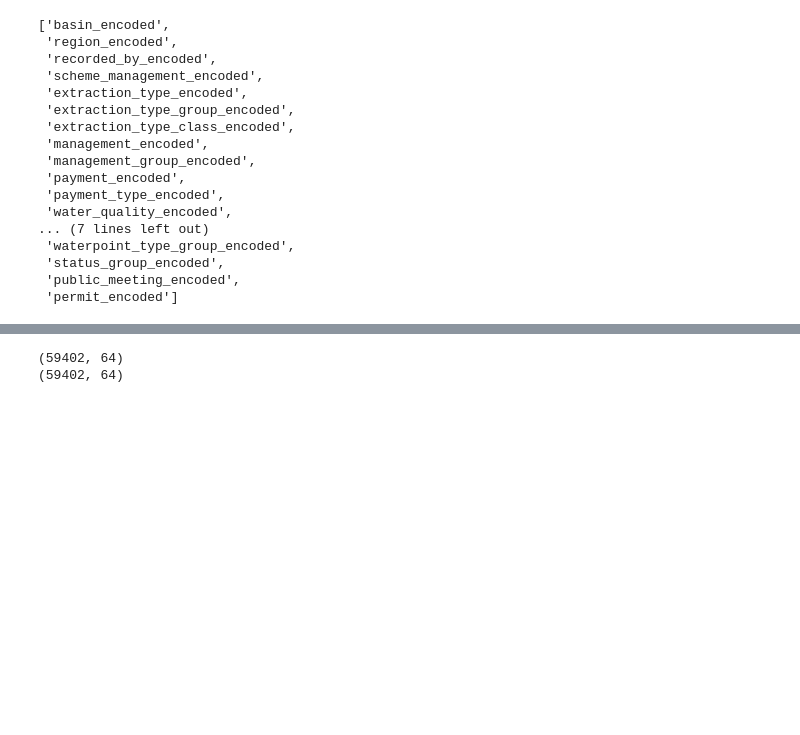
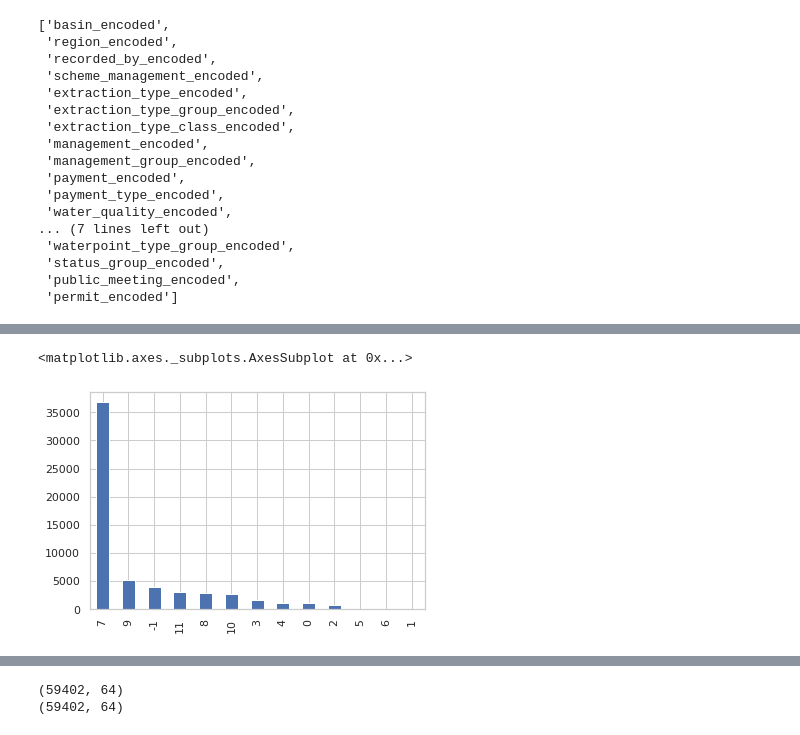
Before and after one commit to colemai/water_table_anlaysis, a Jupyter notebook: main.ipynb, the cells around one changed output, grey strips where cells are left out. Cells and saved outputs as stored; diff of their text form; code cells hidden in the pictures; blank space fills up the shorter version.

```diff
--- a/main.ipynb
+++ b/main.ipynb
@@ -340,0 +362,5 @@ categorics
+# %%
+wt['scheme_management_encoded'].value_counts().plot(kind='bar')
+# %% [output]
+<matplotlib.axes._subplots.AxesSubplot at 0x...>
+[figure, added]
```
Also changed, not shown: parts of 20 cells of this notebook, 1 other file.
